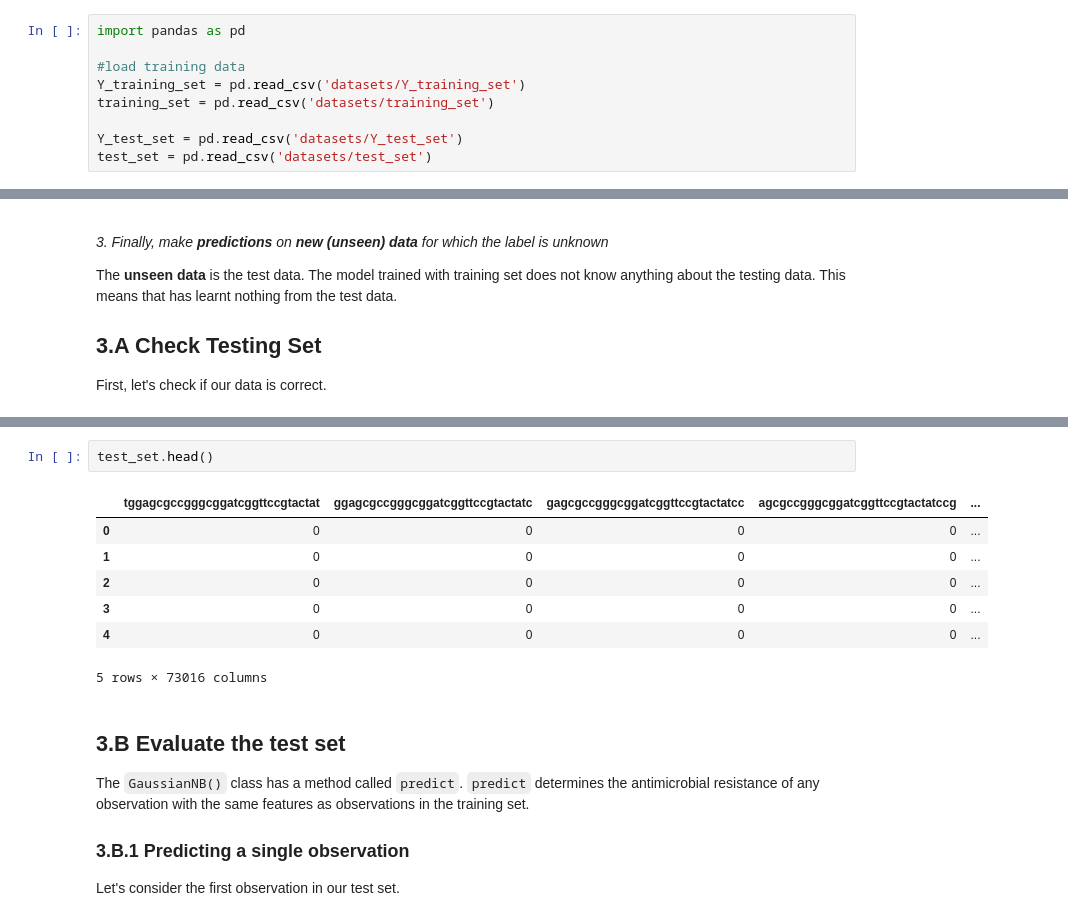
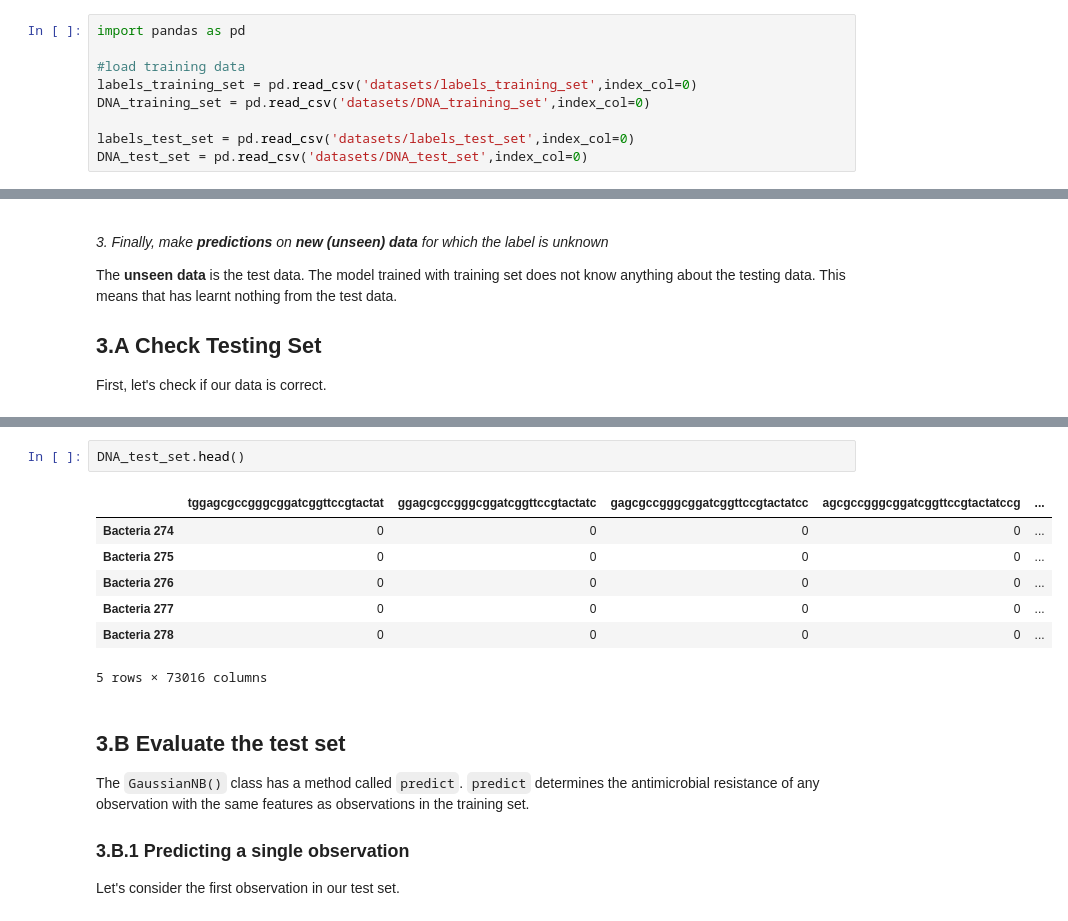
Before and after one commit to aarcher07/Predictive-Modeling-with-scikit-learn, a Jupyter notebook: 03_Model_Evaluation_ScikitLearn_with_Naive_Bayes_Classifier.ipynb, the cells around one changed output, grey strips where cells are left out. Drawn from its saved outputs; the diff is of its cells as text.

```diff
--- a/03_Model_Evaluation_ScikitLearn_with_Naive_Bayes_Classifier.ipynb
+++ b/03_Model_Evaluation_ScikitLearn_with_Naive_Bayes_Classifier.ipynb
@@ -32,11 +32,11 @@ Before, we use a Gaussian Naive Bayes algorithm to learn classifier of antibotic
 import pandas as pd
 
 #load training data
-Y_training_set = pd.read_csv('datasets/Y_training_set')
-training_set = pd.read_csv('datasets/training_set')
+labels_training_set = pd.read_csv('datasets/labels_training_set',index_col=0)
+DNA_training_set = pd.read_csv('datasets/DNA_training_set',index_col=0)
 
-Y_test_set = pd.read_csv('datasets/Y_test_set')
-test_set = pd.read_csv('datasets/test_set')
+labels_test_set = pd.read_csv('datasets/labels_test_set',index_col=0)
+DNA_test_set = pd.read_csv('datasets/DNA_test_set',index_col=0)
 # %%
 #import naive bayes
 
@@ -74,12 +74,12 @@ Y_test_set.head()
 # %%
-test_set.head()
+DNA_test_set.head()
 # %% [output]
 |  | tggagcgccgggcggatcggttccgtactat | ggagcgccgggcggatcggttccgtactatc | gagcgccgggcggatcggttccgtactatcc | agcgccgggcggatcggttccgtactatccg | ... |
-| 0 | 0 | 0 | 0 | 0 | ... |
-| 1 | 0 | 0 | 0 | 0 | ... |
-| 2 | 0 | 0 | 0 | 0 | ... |
-| 3 | 0 | 0 | 0 | 0 | ... |
-| 4 | 0 | 0 | 0 | 0 | ... |
+| Bacteria 274 | 0 | 0 | 0 | 0 | ... |
+| Bacteria 275 | 0 | 0 | 0 | 0 | ... |
+| Bacteria 276 | 0 | 0 | 0 | 0 | ... |
+| Bacteria 277 | 0 | 0 | 0 | 0 | ... |
+| Bacteria 278 | 0 | 0 | 0 | 0 | ... |
 5 rows × 73016 columns
 # %% [markdown]
 ## 3.B Evaluate the test set
```
Also changed, not shown: parts of 19 cells of this notebook, 25 other files.
